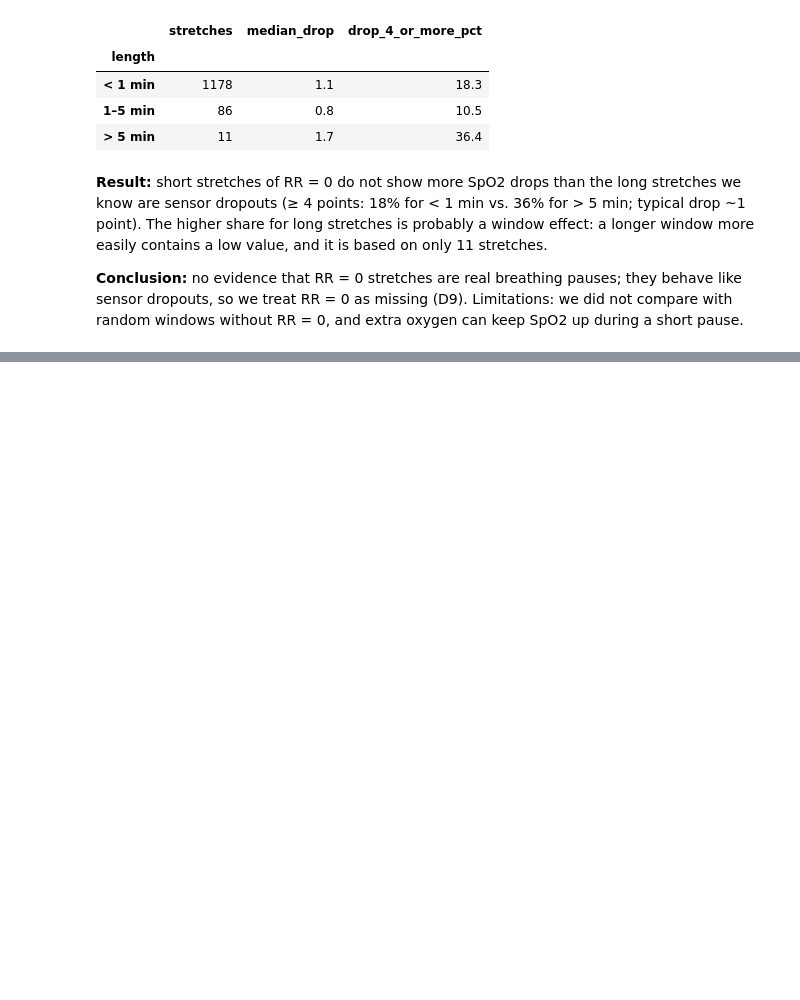
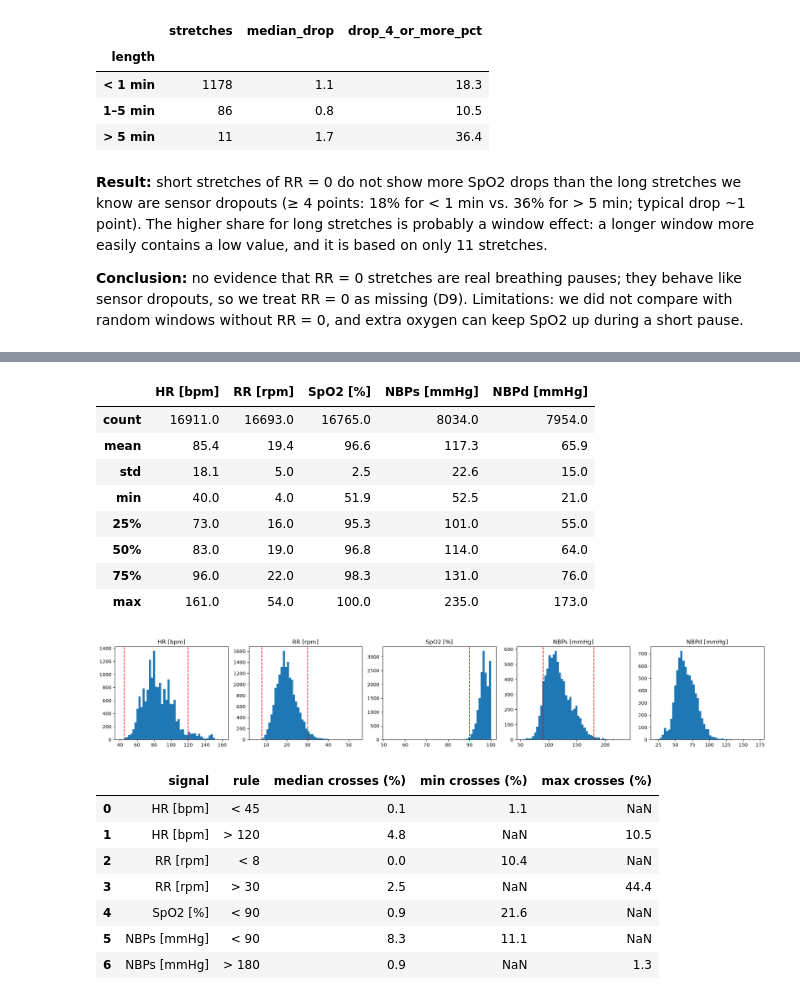
Before and after one commit to catalinabatalla/Final-project-AI-industry, a Jupyter notebook: notebooks/01_preprocessing.ipynb, the cells around one changed output, grey strips where cells are left out. Drawn from its saved outputs; the diff is of its cells as text; code cells hidden in the pictures; blank space fills up the shorter version.

```diff
--- a/notebooks/01_preprocessing.ipynb
+++ b/notebooks/01_preprocessing.ipynb
@@ -305,0 +309,51 @@ runs.groupby("length", observed=True).agg(
+# %%
+THRESHOLDS = {
+    "HR [bpm]": (45, 120),
+    "RR [rpm]": (8, 30),
+    "SpO2 [%]": (90, None),
+    "NBPs [mmHg]": (90, 180),
+}
+
+display(grids[SIGNALS].describe().round(1))
+
+fig, axes = plt.subplots(1, 5, figsize=(20, 3.5))
+for ax, s in zip(axes, SIGNALS):
+    ax.hist(grids[s].dropna(), bins=50)
+    for t in THRESHOLDS.get(s, ()):
+        if t is not None:
+            ax.axvline(t, color="red", linestyle="--")
+    ax.set_title(s)
+plt.tight_layout()
+plt.show()
+
+rows = []
+for s, (low, high) in THRESHOLDS.items():
+    measured = grids[grids[s].notna()]
+    if low is not None:
+        rows.append({"signal": s, "rule": f"< {low}",
+                     "median crosses (%)": round(100 * (measured[s] < low).mean(), 1),
+                     "min crosses (%)": round(100 * (measured[s + " min"] < low).mean(), 1)})
+    if high is not None:
+        rows.append({"signal": s, "rule": f"> {high}",
+                     "median crosses (%)": round(100 * (measured[s] > high).mean(), 1),
+                     "max crosses (%)": round(100 * (measured[s + " max"] > high).mean(), 1)})
+pd.DataFrame(rows)
+# %% [output]
+|  | HR [bpm] | RR [rpm] | SpO2 [%] | NBPs [mmHg] | NBPd [mmHg] |
+| count | 16911.0 | 16693.0 | 16765.0 | 8034.0 | 7954.0 |
+| mean | 85.4 | 19.4 | 96.6 | 117.3 | 65.9 |
+| std | 18.1 | 5.0 | 2.5 | 22.6 | 15.0 |
+| min | 40.0 | 4.0 | 51.9 | 52.5 | 21.0 |
+| 25% | 73.0 | 16.0 | 95.3 | 101.0 | 55.0 |
+| 50% | 83.0 | 19.0 | 96.8 | 114.0 | 64.0 |
+| 75% | 96.0 | 22.0 | 98.3 | 131.0 | 76.0 |
+| max | 161.0 | 54.0 | 100.0 | 235.0 | 173.0 |
+[figure, added]
+|  | signal | rule | median crosses (%) | min crosses (%) | max crosses (%) |
+| 0 | HR [bpm] | < 45 | 0.1 | 1.1 | NaN |
+| 1 | HR [bpm] | > 120 | 4.8 | NaN | 10.5 |
+| 2 | RR [rpm] | < 8 | 0.0 | 10.4 | NaN |
+| 3 | RR [rpm] | > 30 | 2.5 | NaN | 44.4 |
+| 4 | SpO2 [%] | < 90 | 0.9 | 21.6 | NaN |
+| 5 | NBPs [mmHg] | < 90 | 8.3 | 11.1 | NaN |
+| 6 | NBPs [mmHg] | > 180 | 0.9 | NaN | 1.3 |
```
Also changed, not shown: parts of 4 cells of this notebook, 1 other file.
